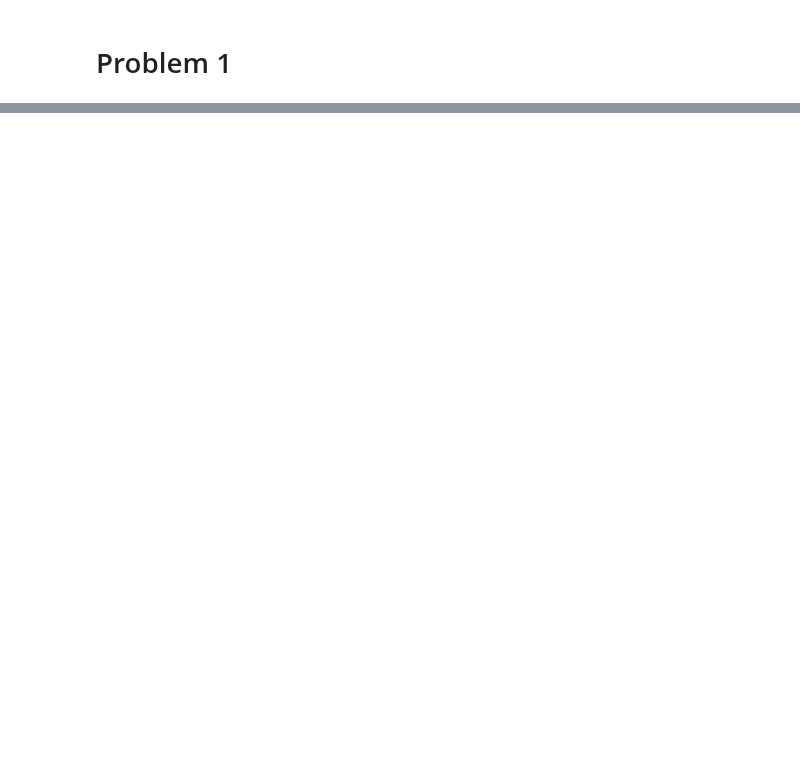
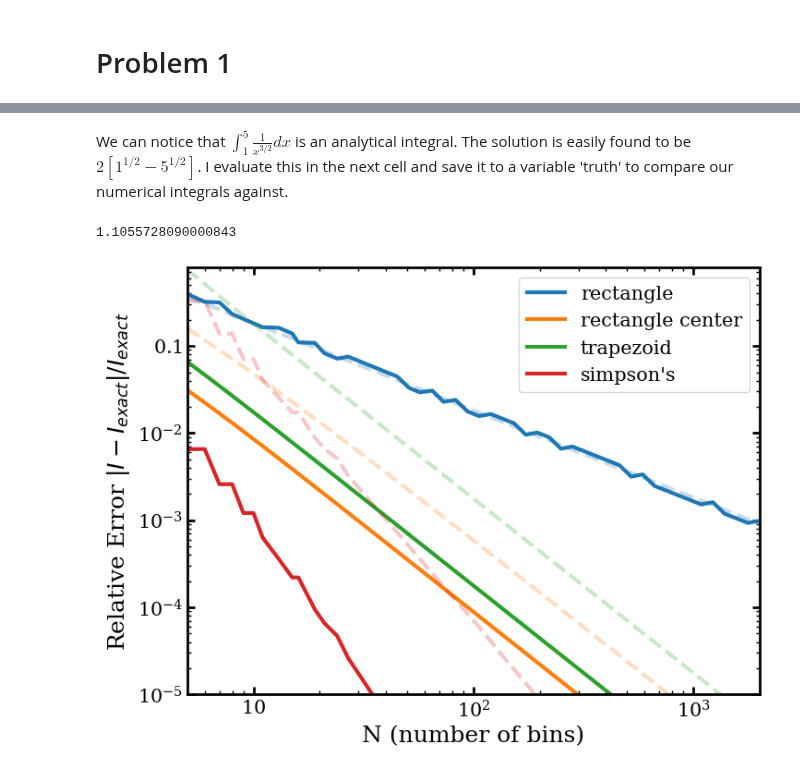
Before and after one commit to ochase10/compute-class, a Jupyter notebook: hw1/hw1.ipynb, the cells around one changed output, grey strips where cells are left out. Cells and saved outputs as stored; diff of their text form; code cells hidden in the pictures; blank space fills up the shorter version.

```diff
--- a/hw1/hw1.ipynb
+++ b/hw1/hw1.ipynb
@@ -4,4 +5,6 @@ import numpy as np
 from matplotlib import pyplot as pl
 from scipy.integrate import quad #accurate integration function
+# %%
+pl.style.use("~/Documents/configs/custom.mplstyle")
 # %% [markdown]
 # Problem 1
@@ -218 +237,35 @@ blah = np.hstack((blah, (blah[:,0] - truth).reshape((-1,1))))
+# %% [markdown]
+We can notice that $\int^5_1 \frac{1}{x^{3/2}} dx$ is an analytical integral. The solution is easily found to be $2 [1^{1/2} - 5^{1/2}]$. I evaluate this in the next cell and save it to a variable 'truth' to compare our numerical integrals against.
+# %%
+truth = 2 * (1 - 5**-0.5)
+print(truth)
+# %% [output]
+1.1055728090000843
+# %%
+N = np.logspace(np.log10(5),np.log10(2000),50, dtype=int)
+
+res = np.zeros((len(N),4,3))
+step_size = np.zeros(len(N))
+
+for i,n in enumerate(N):
+    res[i,0,0], res[i,0,1], step_size[i] = rect(f, a, b, n)
+    res[i,1,0], res[i,1,1] = rect_cen(f, a, b, n)
+    res[i,2,0], res[i,2,1] = trap(f, a, b, n)
+    res[i,3,0], res[i,3,1] = simpson(f, a, b, n)
+    res[i,:,2] = np.abs(res[i,:,0] - truth)/truth
+# %%
+pl.figure(figsize=(8,6))
+labs = ['rectangle', 'rectangle center', 'trapezoid', "simpson's"]
+for i in range(len(labs)):
+    pl.plot(N, res[:,i,2], label=labs[i])
+    pl.plot(N, res[:,i,1], ls='--', alpha=0.25, c="C"+str(i))
+pl.ylim(bottom=1e-5)
+pl.yscale("log")
+pl.xscale("log")
+pl.legend()
+pl.xlabel("N (number of bins)")
+pl.ylabel(r"Relative Error $|I-I_{exact}|/I_{exact}$")
+pl.show()
+# %% [output]
+[figure, added]
 # %%
```
Also changed, not shown: parts of 19 cells of this notebook.
